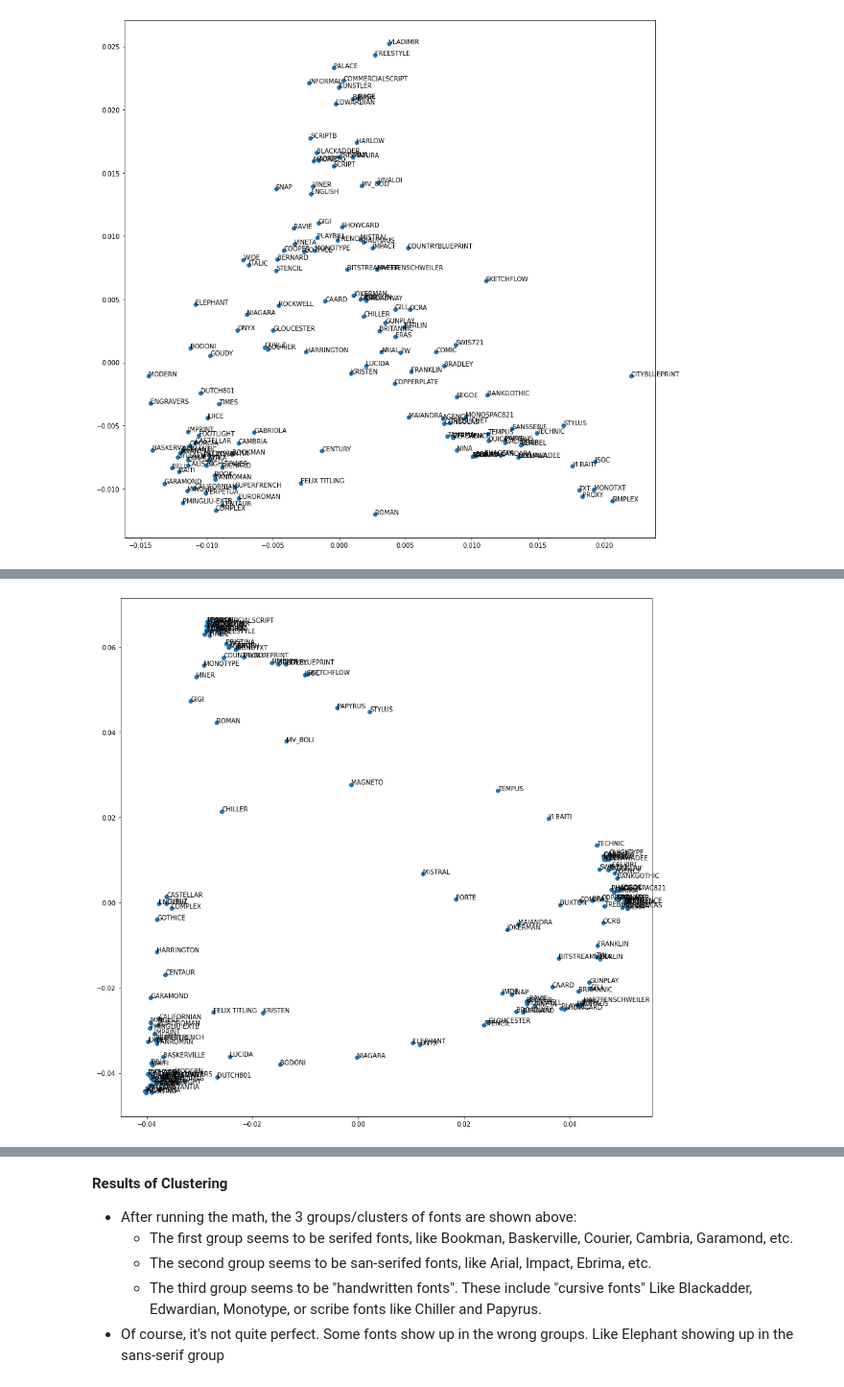
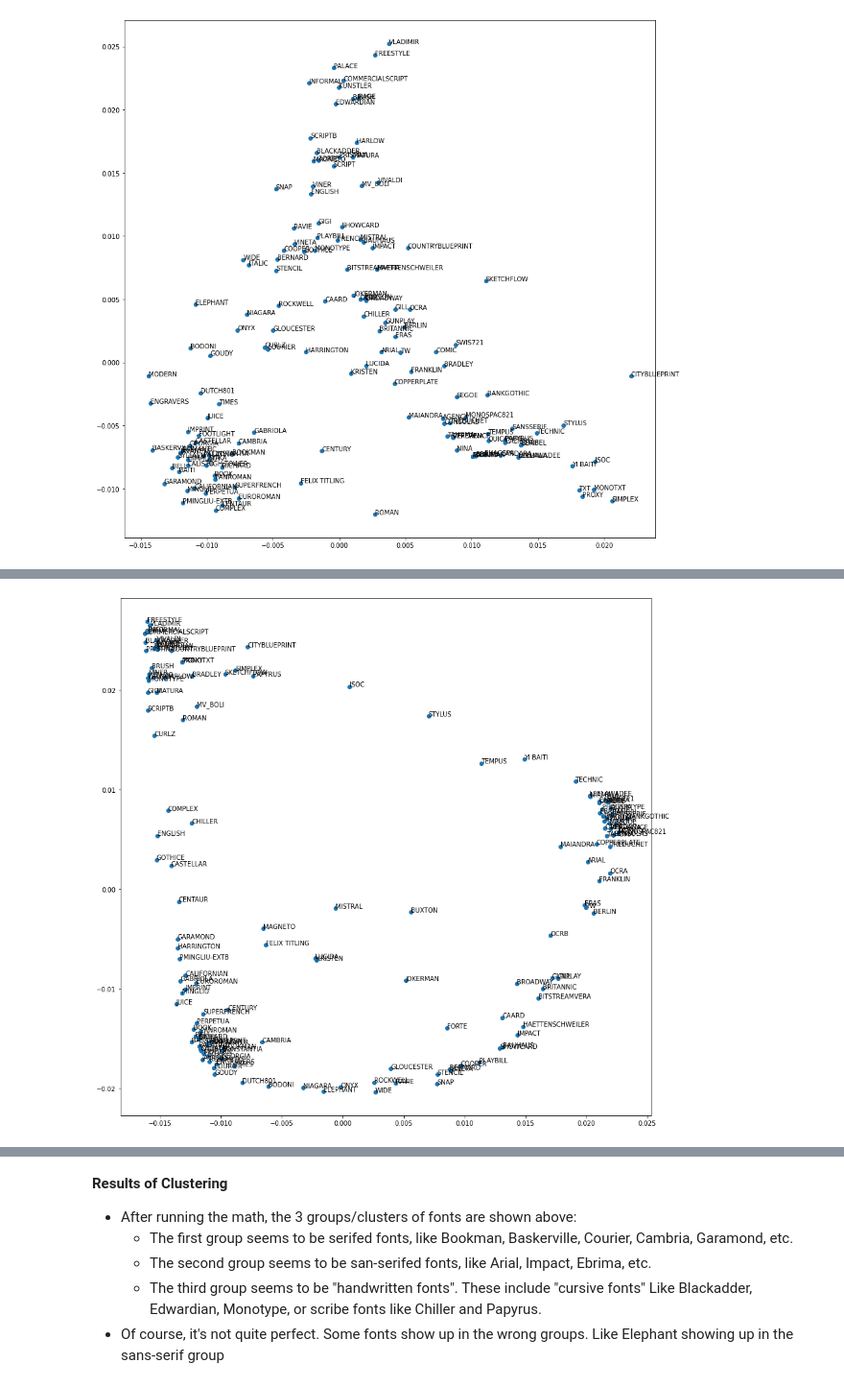
Before and after one commit to benduong2001/dsproject_font_decorator, a Jupyter notebook: font-type-image-classification.ipynb, the cells around one changed output, grey strips where cells are left out. Shown at 96% size. Cells and saved outputs as stored; diff of their text form; code cells hidden in the pictures.

```diff
--- a/font-type-image-classification.ipynb
+++ b/font-type-image-classification.ipynb
@@ -200,5 +202,5 @@ plt.imshow(255-temp_font, cmap="gray")
 # %%
-eig_fonts_cosine_similarity = (normalize(eig_fonts_x,axis=1) @ normalize(eigvecs,axis=1))
+eig_fonts_cosine_similarity = (normalize(eig_fonts_x,axis=1) @ normalize(eigvecs,axis=0))
 # embedding.shape
 x = eig_fonts_cosine_similarity[:,-1]
 y = eig_fonts_cosine_similarity[:,-2]
@@ -271,0 +338,27 @@ for i, txt in enumerate(n):
+# %%
+np.random.seed(1)
+N_NEIGHBORS = 15 #30
+W = sklearn.neighbors.kneighbors_graph(eig_fonts_x, n_neighbors=N_NEIGHBORS)
+
+N_EMBEDDINGS = 2
+embedding = sklearn.manifold.spectral_embedding(W, n_components=N_EMBEDDINGS)
+
+eigfont_embeddings_df = pd.DataFrame()
+eigfont_embeddings_df["font"] = passed_font_families
+embedding_column_names = []
+for i in range(N_EMBEDDINGS):
+    embedding_column_name = "embedding_{0}".format(i)
+    embedding_column_names.append(embedding_column_name)
+    eigfont_embeddings_df[embedding_column_name] = embedding[:,i]
+
+
+# embedding.shape
+x = embedding[:,0]
+y = embedding[:,1]
+n = passed_font_families
+
+fig, ax = plt.subplots(1,1,figsize=(15,15))
+ax.scatter(x, y)
+
+for i, txt in enumerate(n):
+    ax.annotate(txt, (x[i], y[i]))
@@ -272,29 +420,28 @@ for i, txt in enumerate(n):
 # %%
 np.random.seed(1)
-N_NEIGHBORS = 5
+N_NEIGHBORS = 30
 W = sklearn.neighbors.kneighbors_graph(eig_fonts_x, n_neighbors=N_NEIGHBORS)
 
 N_EMBEDDINGS = 2
 embedding = sklearn.manifold.spectral_embedding(W, n_components=N_EMBEDDINGS)
 
 eigfont_embeddings_df = pd.DataFrame()
 eigfont_embeddings_df["font"] = passed_font_families
 embedding_column_names = []
 for i in range(N_EMBEDDINGS):
     embedding_column_name = "embedding_{0}".format(i)
     embedding_column_names.append(embedding_column_name)
     eigfont_embeddings_df[embedding_column_name] = embedding[:,i]
 
-
 # embedding.shape
 x = embedding[:,0]
 y = embedding[:,1]
 n = passed_font_families
 
 fig, ax = plt.subplots(1,1,figsize=(15,15))
 ax.scatter(x, y)
 
 for i, txt in enumerate(n):
     ax.annotate(txt, (x[i], y[i]))
 # %% [output]
-[figure, old version]
+[figure, new version]
```
Also changed, not shown: parts of 51 cells of this notebook.
